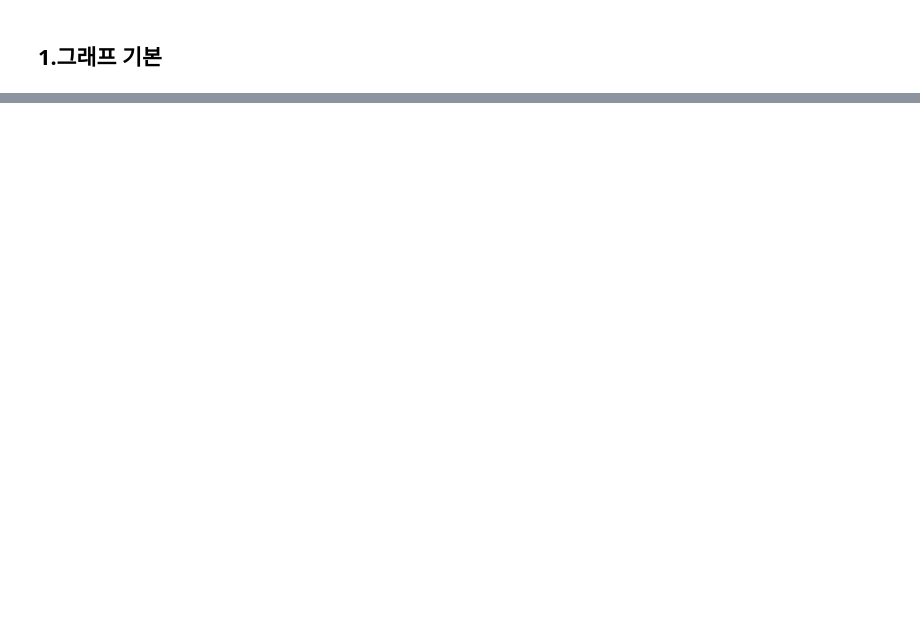
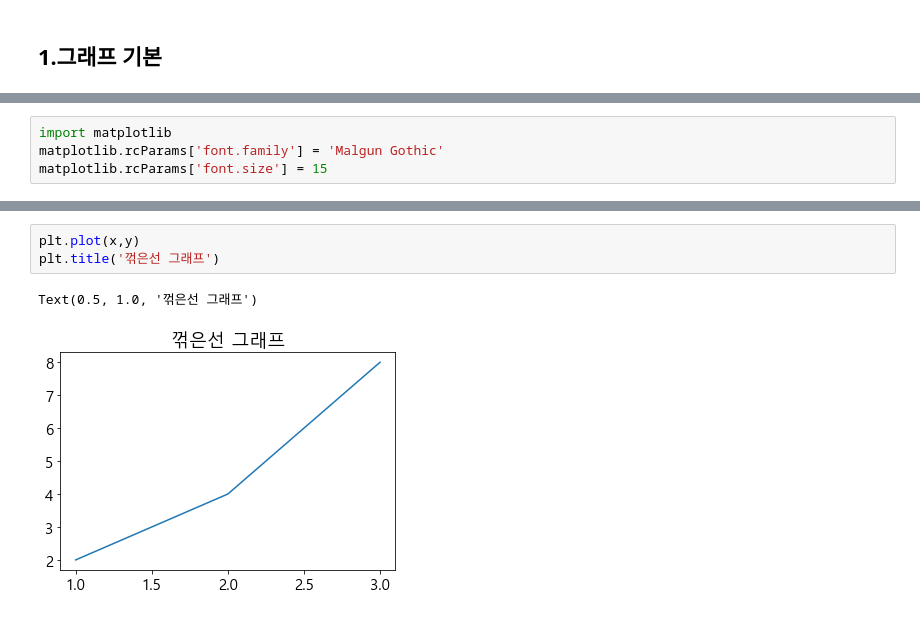
Before and after one commit to Lion-Heart-KR/DataAnalysisAndVisualization, a Jupyter notebook: Matplotlib/01.기본.ipynb, the cells around one changed output, grey strips where cells are left out. Drawn from its saved outputs; the diff is of its cells as text; blank space fills up the shorter version.

```diff
--- a/Matplotlib/01.기본.ipynb
+++ b/Matplotlib/01.기본.ipynb
@@ -13,0 +41,4 @@ AttributeError: module 'matplotlib' has no attribute 'plot'
+# %%
+import matplotlib
+matplotlib.rcParams['font.family'] = 'Malgun Gothic'
+matplotlib.rcParams['font.size'] = 15
@@ -13,0 +67,6 @@ AttributeError: module 'matplotlib' has no attribute 'plot'
+# %%
+plt.plot(x,y)
+plt.title('꺾은선 그래프')
+# %% [output]
+Text(0.5, 1.0, '꺾은선 그래프')
+[figure, added]
```
Also changed, not shown: parts of 10 cells of this notebook, 8 other files.
